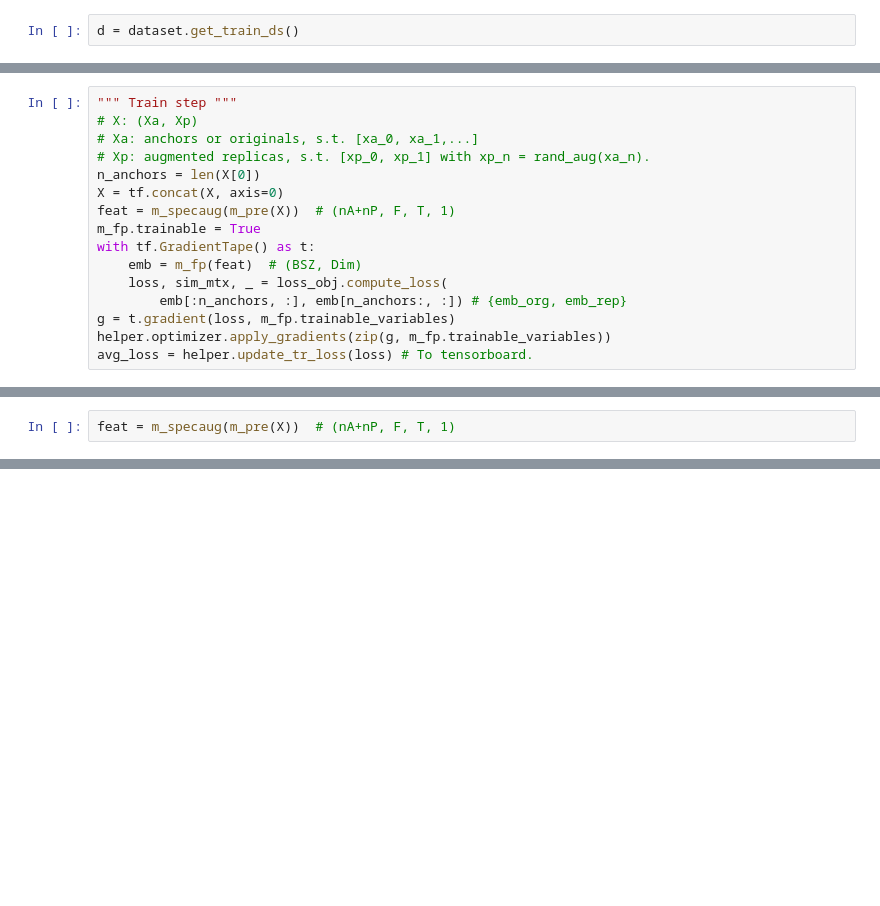
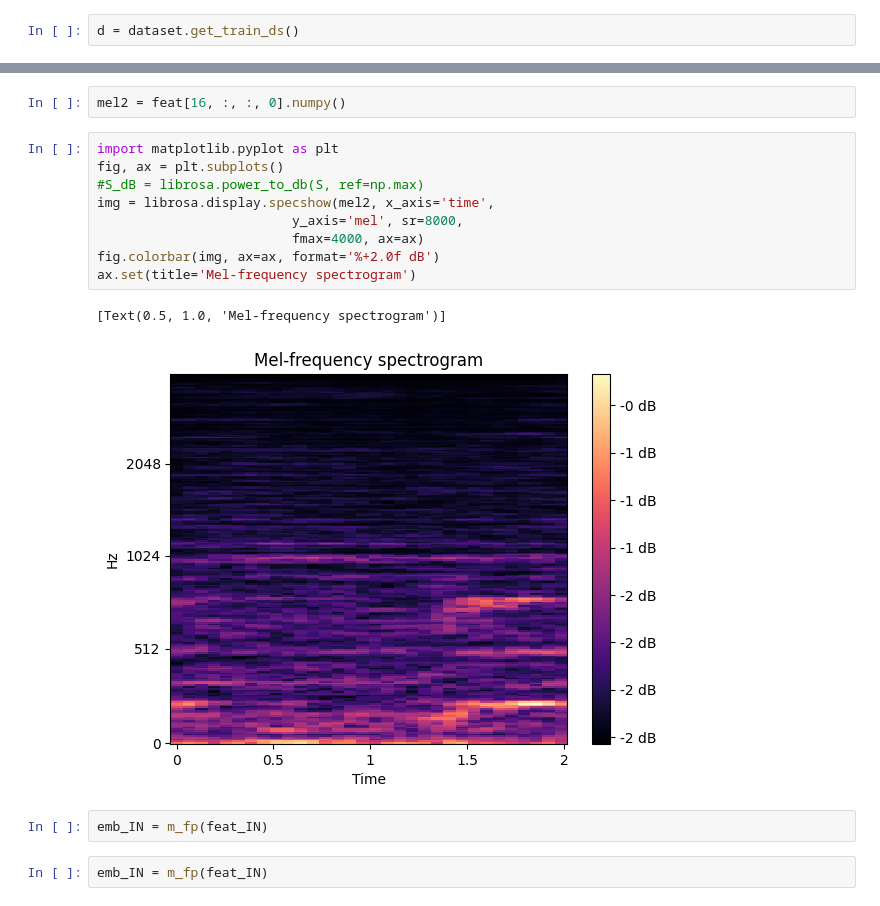
Before and after one commit to Rodrigo29Almeida/neural-audio-fp, a Jupyter notebook: run.ipynb, the cells around one changed output, grey strips where cells are left out. Cells and saved outputs as stored; diff of their text form; blank space fills up the shorter version.

```diff
--- a/run.ipynb
+++ b/run.ipynb
@@ -503,16 +168,0 @@ X = next(enq.get())
-# %%
-""" Train step """
-# X: (Xa, Xp)
-# Xa: anchors or originals, s.t. [xa_0, xa_1,...]
-# Xp: augmented replicas, s.t. [xp_0, xp_1] with xp_n = rand_aug(xa_n).
-n_anchors = len(X[0])
-X = tf.concat(X, axis=0)
-feat = m_specaug(m_pre(X))  # (nA+nP, F, T, 1)
-m_fp.trainable = True
-with tf.GradientTape() as t:
-    emb = m_fp(feat)  # (BSZ, Dim)
-    loss, sim_mtx, _ = loss_obj.compute_loss(
-        emb[:n_anchors, :], emb[n_anchors:, :]) # {emb_org, emb_rep}
-g = t.gradient(loss, m_fp.trainable_variables)
-helper.optimizer.apply_gradients(zip(g, m_fp.trainable_variables))
-avg_loss = helper.update_tr_loss(loss) # To tensorboard.
@@ -594,2 +168,0 @@ array([[[[-1.769532  ],
-# %%
-feat = m_specaug(m_pre(X))  # (nA+nP, F, T, 1)
@@ -682,0 +234,18 @@ get_fingerprinter(cfg, trainable=False)
+# %%
+mel2 = feat[16, :, :, 0].numpy()
+# %%
+import matplotlib.pyplot as plt
+fig, ax = plt.subplots()
+#S_dB = librosa.power_to_db(S, ref=np.max)
+img = librosa.display.specshow(mel2, x_axis='time',
+                         y_axis='mel', sr=8000,
+                         fmax=4000, ax=ax)
+fig.colorbar(img, ax=ax, format='%+2.0f dB')
+ax.set(title='Mel-frequency spectrogram')
+# %% [output]
+[Text(0.5, 1.0, 'Mel-frequency spectrogram')]
+[figure, added]
+# %%
+emb_IN = m_fp(feat_IN)
+# %%
+emb_IN = m_fp(feat_IN)
```
Also changed, not shown: parts of 68 cells of this notebook.
